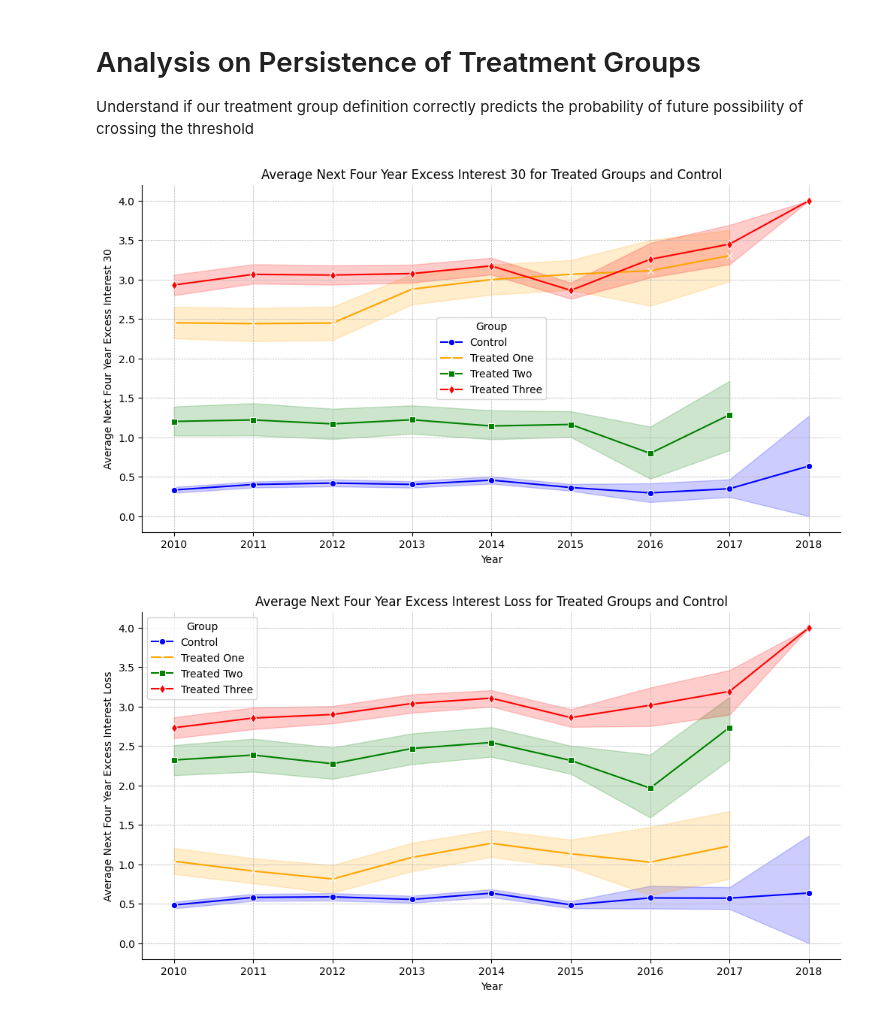
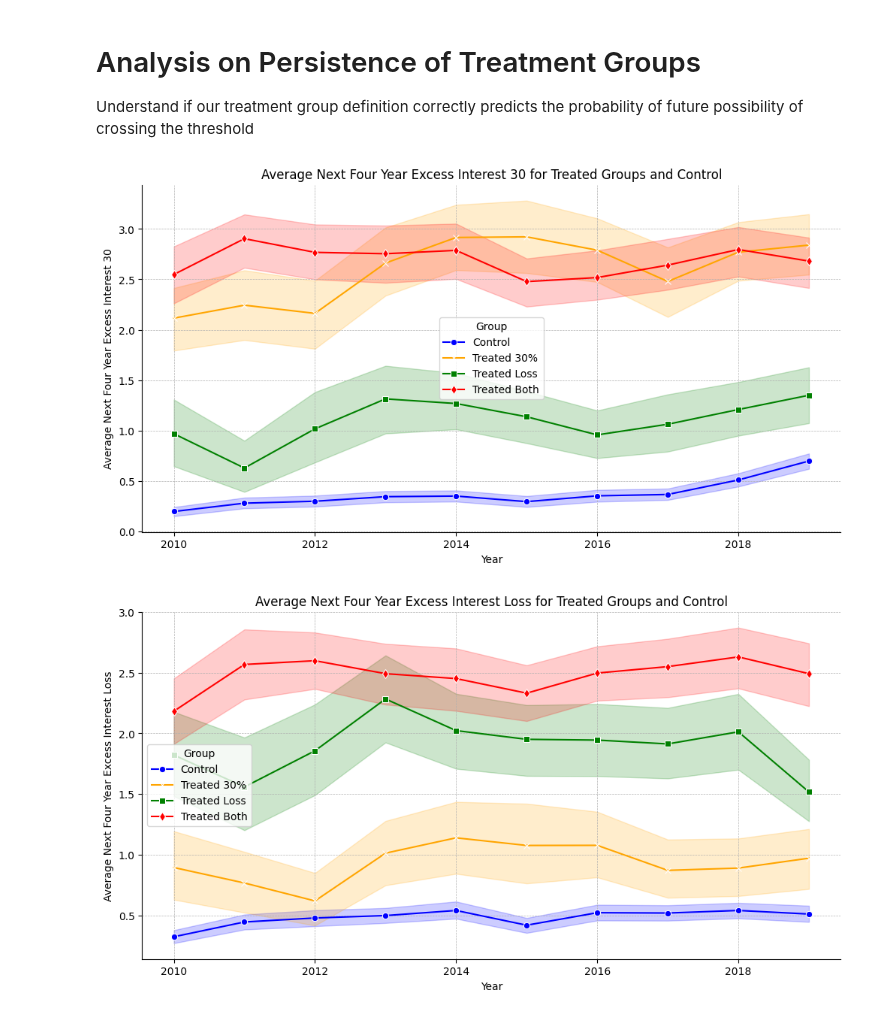
Before and after one commit to zirui-song/interest-deductibility-and-debt-contracting, a Jupyter notebook: Dealscan_Analysis.ipynb, the cells around one changed output. Saved outputs shown, nothing was run; the diff lists cells and outputs as text; code cells hidden in the pictures.

Commit message:
Back to Dec 26th Commit
-- Add New Analysis on Alt Def for treatment group
-- Revert back to Code to Output Results in Dec 2024

```diff
--- a/Dealscan_Analysis.ipynb
+++ b/Dealscan_Analysis.ipynb
@@ -571,9 +571,9 @@ dealscan_merged = pd.concat([dealscan_merged_till2020, dealscan_merged_2020onwar
 # merge gvkey with compustat annual data for now
 dealscan_merged['fyear'] = dealscan_merged['year'] - 1 # use the previous fiscal year financials
 
-dealscan_comp_crspa_merged = dealscan_merged.merge(comp_crspa_merged, on=['gvkey', 'fyear'], how='inner')
+dealscan_ds_gvkey_treatment_assignment = dealscan_merged.merge(ds_gvkey_treatment_assignment, on=['gvkey', 'fyear'], how='inner')
 # calculate the interest coverage ratio
-dealscan_comp_crspa_merged['interest_expense_by_ebitda'] = (dealscan_comp_crspa_merged['xint'] - dealscan_comp_crspa_merged['idit']) / dealscan_comp_crspa_merged['ebitda']
+dealscan_ds_gvkey_treatment_assignment['interest_expense_by_ebitda'] = (dealscan_ds_gvkey_treatment_assignment['xint'] - dealscan_comp_crspa_merged['idit']) / dealscan_comp_crspa_merged['ebitda']
 # describe the interest coverage ratio
 dealscan_comp_crspa_merged['interest_expense_by_ebitda'].describe()
 # %% [output]
@@ -1938,66 +1938,73 @@ plt.show()
 # Analysis on Persistence of Treatment Groups
 Understand if our treatment group definition correctly predicts the probability of future possibility of crossing the threshold
 # %%
+# Merge with gvkey_list
+gvkey_list = pd.DataFrame(gvkey_list)
+# rename columns to gvkey
+gvkey_list.columns = ['gvkey']
+
+ds_gvkey_treatment_assignment = comp_crspa_merged.merge(pd.DataFrame(gvkey_list), on='gvkey')
+# drop any duplicates in terms of gvkey and fyear
+ds_gvkey_treatment_assignment = ds_gvkey_treatment_assignment.drop_duplicates(subset=['gvkey', 'fyear'])
+
 # Generate treated_one if only excess_interest_30 == 1
-comp_crspa_merged['treated_one'] = ((comp_crspa_merged['excess_interest_30'] == 1) & (comp_crspa_merged['excess_interest_loss'] == 0)).astype(int)
+ds_gvkey_treatment_assignment['treated_one'] = ((ds_gvkey_treatment_assignment['excess_interest_30'] == 1) & (ds_gvkey_treatment_assignment['excess_interest_loss'] == 0)).astype(int)
 
 # Generate treated_two if only excess_interest_loss == 1
-comp_crspa_merged['treated_two'] = ((comp_crspa_merged['excess_interest_loss'] == 1) & (comp_crspa_merged['excess_interest_30'] == 0)).astype(int)
+ds_gvkey_treatment_assignment['treated_two'] = ((ds_gvkey_treatment_assignment['excess_interest_loss'] == 1) & (ds_gvkey_treatment_assignment['excess_interest_30'] == 0)).astype(int)
 
 # Generate treated_three if both excess_interest_30 == 1 and excess_interest_loss == 1
-comp_crspa_merged['treated_three'] = ((comp_crspa_merged['excess_interest_30'] == 1) & (comp_crspa_merged['excess_interest_loss'] == 1)).astype(int)
+ds_gvkey_treatment_assignment['treated_three'] = ((ds_gvkey_treatment_assignment['excess_interest_30'] == 1) & (ds_gvkey_treatment_assignment['excess_interest_loss'] == 1)).astype(int)
 
 # Generate control if neither excess_interest_30 == 1 nor excess_interest_loss == 1
-comp_crspa_merged['control'] = ((comp_crspa_merged['excess_interest_30'] == 0) & (comp_crspa_merged['excess_interest_loss'] == 0)).astype(int)
-
-# Generate treated_two if only excess_interest_loss == 1
-comp_crspa_merged['treated_two'] = ((comp_crspa_merged['excess_interest_loss'] == 1) & (comp_crspa_merged['excess_interest_30'] == 0)).astype(int)
-
-# Generate treated_three if both excess_interest_30 == 1 and excess_interest_loss == 1
-comp_crspa_merged['treated_three'] = ((comp_crspa_merged['excess_interest_30'] == 1) & (comp_crspa_merged['excess_interest_loss'] == 1)).astype(int)
-
-# Generate control if neither excess_interest_30 == 1 nor excess_interest_loss == 1
-comp_crspa_merged['control'] = ((comp_crspa_merged['excess_interest_30'] == 0) & (comp_crspa_merged['excess_interest_loss'] == 0)).astype(int)
+ds_gvkey_treatment_assignment['control'] = ((ds_gvkey_treatment_assignment['excess_interest_30'] == 0) & (ds_gvkey_treatment_assignment['excess_interest_loss'] == 0)).astype(int)
 
 # generate next_five_year_excess_interest_30 and next_five_year_excess_interest_loss which are sum of excess_interest_30 and excess_interest_loss in the next 5 years
-comp_crspa_merged['next_four_year_excess_interest_30'] = comp_crspa_merged.groupby('gvkey')['excess_interest_30'].shift(-1) + comp_crspa_merged.groupby('gvkey')['excess_interest_30'].shift(-2) + comp_crspa_merged.groupby('gvkey')['excess_interest_30'].shift(-3) + comp_crspa_merged.groupby('gvkey')['excess_interest_30'].shift(-4)
-comp_crspa_merged['next_four_year_excess_interest_loss'] = comp_crspa_merged.groupby('gvkey')['excess_interest_loss'].shift(-1) + comp_crspa_merged.groupby('gvkey')['excess_interest_loss'].shift(-2) + comp_crspa_merged.groupby('gvkey')['excess_interest_loss'].shift(-3) + comp_crspa_merged.groupby('gvkey')['excess_interest_loss'].shift(-4)
+ds_gvkey_treatment_assignment['next_four_year_excess_interest_30'] = ds_gvkey_treatment_assignment.groupby('gvkey')['excess_interest_30'].shift(-1) + ds_gvkey_treatment_assignment.groupby('gvkey')['excess_interest_30'].shift(-2) + ds_gvkey_treatment_assignment.groupby('gvkey')['excess_interest_30'].shift(-3) + ds_gvkey_treatment_assignment.groupby('gvkey')['excess_interest_30'].shift(-4)
+ds_gvkey_treatment_assignment['next_four_year_excess_interest_loss'] = ds_gvkey_treatment_assignment.groupby('gvkey')['excess_interest_loss'].shift(-1) + ds_gvkey_treatment_assignment.groupby('gvkey')['excess_interest_loss'].shift(-2) + ds_gvkey_treatment_assignment.groupby('gvkey')['excess_interest_loss'].shift(-3) + ds_gvkey_treatment_assignment.groupby('gvkey')['excess_interest_loss'].shift(-4)
+
+# generate next_year which is the sum of interest_expense_total_excess in the next 4 years
+ds_gvkey_treatment_assignment['next_year_excess_interest_total'] = ds_gvkey_treatment_assignment.groupby('gvkey')['interest_expense_total_excess'].shift(-1).fillna(0)
+ds_gvkey_treatment_assignment['next_year_excess_interest_30'] = ds_gvkey_treatment_assignment.groupby('gvkey')['excess_interest_30'].shift(-1).fillna(0)
+ds_gvkey_treatment_assignment['next_year_excess_interest_loss'] = ds_gvkey_treatment_assignment.groupby('gvkey')['excess_interest_loss'].shift(-1).fillna(0)
+
+# scale by total assets
+ds_gvkey_treatment_assignment['next_year_excess_interest_total'] = ds_gvkey_treatment_assignment['next_year_excess_interest_total'] / ds_gvkey_treatment_assignment.groupby('gvkey')['xint'].shift(-1)
+ds_gvkey_treatment_assignment['next_year_excess_interest_30'] = ds_gvkey_treatment_assignment['next_year_excess_interest_30'] / ds_gvkey_treatment_assignment.groupby('gvkey')['xint'].shift(-1)
+ds_gvkey_treatment_assignment['next_year_excess_interest_loss'] = ds_gvkey_treatment_assignment['next_year_excess_interest_loss'] / ds_gvkey_treatment_assignment.groupby('gvkey')['xint'].shift(-1)
 
 # order gvkey fyear next_five_year_excess_interest_30 next_five_year_excess_interest_loss excess_interest_30 excess_interest_loss to be seen in the first columns
-comp_crspa_merged = comp_crspa_merged[['gvkey', 'fyear','control', 'treated_one', 'treated_two', 'treated_three', 'next_four_year_excess_interest_30', 'next_four_year_excess_interest_loss', 'excess_interest_30', 'excess_interest_loss'] + [col for col in comp_crspa_merged.columns if col not in ['gvkey', 'fyear', 'control', 'treated_one', 'treated_two', 'treated_three', 'next_four_year_excess_interest_30', 'next_four_year_excess_interest_loss', 'excess_interest_30', 'excess_interest_loss']]]
-
-# drop if fyear >= 2020 (not enough data for the next 4 years)
-comp_crspa_merged = comp_crspa_merged[comp_crspa_merged['fyear'] < 2020]
+ds_gvkey_treatment_assignment = ds_gvkey_treatment_assignment[['gvkey', 'fyear','control', 'treated_one', 'treated_two', 'treated_three', 'next_four_year_excess_interest_30', 'next_four_year_excess_interest_loss', 'excess_interest_30', 'excess_interest_loss'] + [col for col in ds_gvkey_treatment_assignment.columns if col not in ['gvkey', 'fyear', 'control', 'treated_one', 'treated_two', 'treated_three', 'next_four_year_excess_interest_30', 'next_four_year_excess_interest_loss', 'excess_interest_30', 'excess_interest_loss']]]
 
 # Plot the average next_four_year_excess_interest_30 for treated_one, treated_two, treated_three, and control
 plt.figure(figsize=(12, 6))
-sns.lineplot(data=comp_crspa_merged[comp_crspa_merged['control'] == 1], x='fyear', y='next_four_year_excess_interest_30', label='Control', marker='o', color='blue')
-sns.lineplot(data=comp_crspa_merged[comp_crspa_merged['treated_one'] == 1], x='fyear', y='next_four_year_excess_interest_30', label='Treated One', marker='x', color='orange')
-sns.lineplot(data=comp_crspa_merged[comp_crspa_merged['treated_two'] == 1], x='fyear', y='next_four_year_excess_interest_30', label='Treated Two', marker='s', color='green')
-sns.lineplot(data=comp_crspa_merged[comp_crspa_merged['treated_three'] == 1], x='fyear', y='next_four_year_excess_interest_30', label='Treated Three', marker='d', color='red')
+sns.lineplot(data=ds_gvkey_treatment_assignment[ds_gvkey_treatment_assignment['control'] == 1], x='fyear', y='next_four_year_excess_interest_30', label='Control', marker='o', color='blue')
+sns.lineplot(data=ds_gvkey_treatment_assignment[ds_gvkey_treatment_assignment['treated_one'] == 1], x='fyear', y='next_four_year_excess_interest_30', label='Treated 30%', marker='x', color='orange')
+sns.lineplot(data=ds_gvkey_treatment_assignment[ds_gvkey_treatment_assignment['treated_two'] == 1], x='fyear', y='next_four_year_excess_interest_30', label='Treated Loss', marker='s', color='green')
+sns.lineplot(data=ds_gvkey_treatment_assignment[ds_gvkey_treatment_assignment['treated_three'] == 1], x='fyear', y='next_four_year_excess_interest_30', label='Treated Both', marker='d', color='red')
 plt.title('Average Next Four Year Excess Interest 30 for Treated Groups and Control')
 plt.xlabel('Year')
 plt.ylabel('Average Next Four Year Excess Interest 30')
 plt.grid(True, linestyle='--', linewidth=0.5)
 sns.despine()
 plt.legend(title='Group')
 plt.savefig(f'{overleaf_dir}/Figures/next_four_year_excess_interest_30_avg_treated_control.png')
 plt.show()
 
 # Plot the average next_four_year_excess_interest_loss for treated_one, treated_two, treated_three, and control
 plt.figure(figsize=(12, 6))
-sns.lineplot(data=comp_crspa_merged[comp_crspa_merged['control'] == 1], x='fyear', y='next_four_year_excess_interest_loss', label='Control', marker='o', color='blue')
-sns.lineplot(data=comp_crspa_merged[comp_crspa_merged['treated_one'] == 1], x='fyear', y='next_four_year_excess_interest_loss', label='Treated One', marker='x', color='orange')
-sns.lineplot(data=comp_crspa_merged[comp_crspa_merged['treated_two'] == 1], x='fyear', y='next_four_year_excess_interest_loss', label='Treated Two', marker='s', color='green')
-sns.lineplot(data=comp_crspa_merged[comp_crspa_merged['treated_three'] == 1], x='fyear', y='next_four_year_excess_interest_loss', label='Treated Three', marker='d', color='red')
+sns.lineplot(data=ds_gvkey_treatment_assignment[ds_gvkey_treatment_assignment['control'] == 1], x='fyear', y='next_four_year_excess_interest_loss', label='Control', marker='o', color='blue')
+sns.lineplot(data=ds_gvkey_treatment_assignment[ds_gvkey_treatment_assignment['treated_one'] == 1], x='fyear', y='next_four_year_excess_interest_loss', label='Treated 30%', marker='x', color='orange')
+sns.lineplot(data=ds_gvkey_treatment_assignment[ds_gvkey_treatment_assignment['treated_two'] == 1], x='fyear', y='next_four_year_excess_interest_loss', label='Treated Loss', marker='s', color='green')
+sns.lineplot(data=ds_gvkey_treatment_assignment[ds_gvkey_treatment_assignment['treated_three'] == 1], x='fyear', y='next_four_year_excess_interest_loss', label='Treated Both', marker='d', color='red')
 plt.title('Average Next Four Year Excess Interest Loss for Treated Groups and Control')
 plt.xlabel('Year')
 plt.ylabel('Average Next Four Year Excess Interest Loss')
 plt.grid(True, linestyle='--', linewidth=0.5)
 sns.despine()
 plt.legend(title='Group')
 plt.savefig(f'{overleaf_dir}/Figures/next_four_year_excess_interest_loss_avg_treated_control.png')
 plt.show()
 # %% [output]
-[figure, old version]
+[figure, new version]
-[figure, old version]
+[figure, new version]
```
Also changed, not shown: parts of 5 cells of this notebook, 6 other files.
